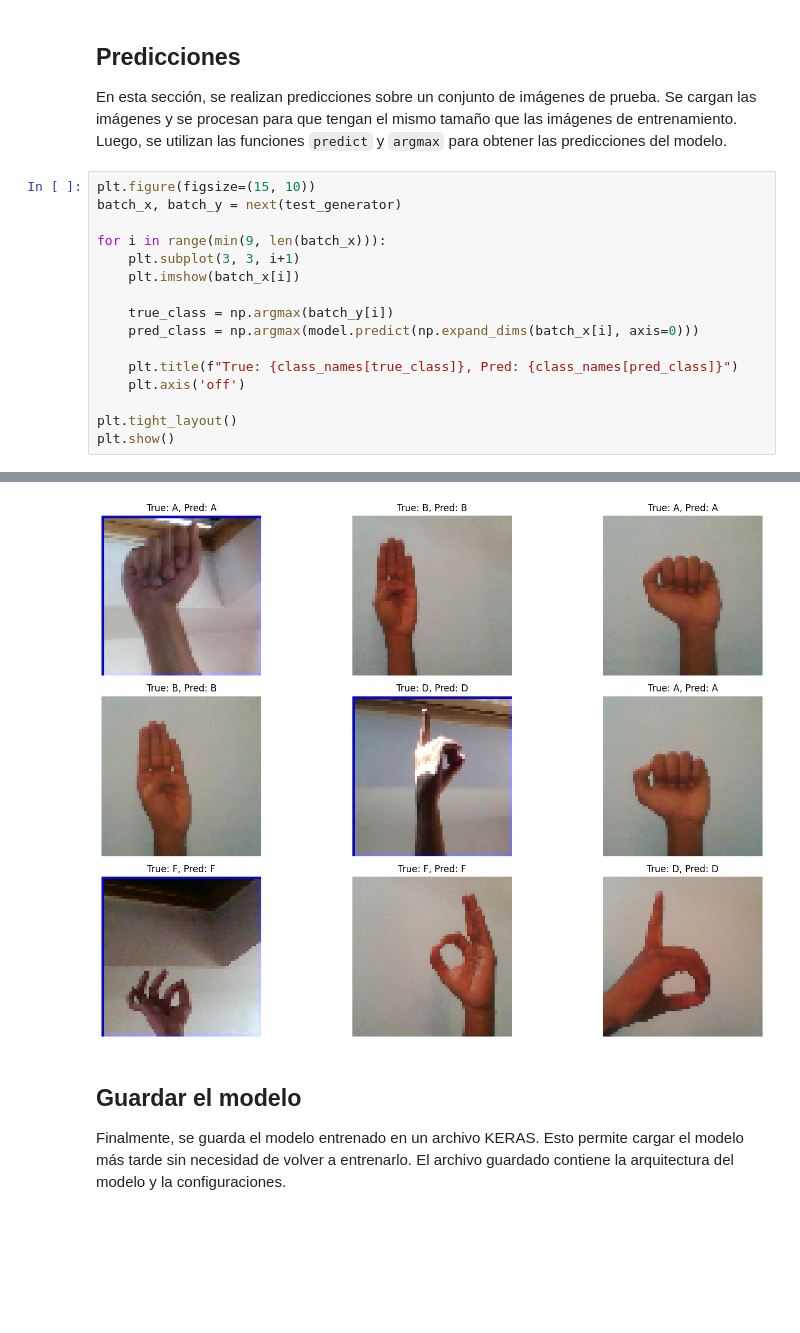
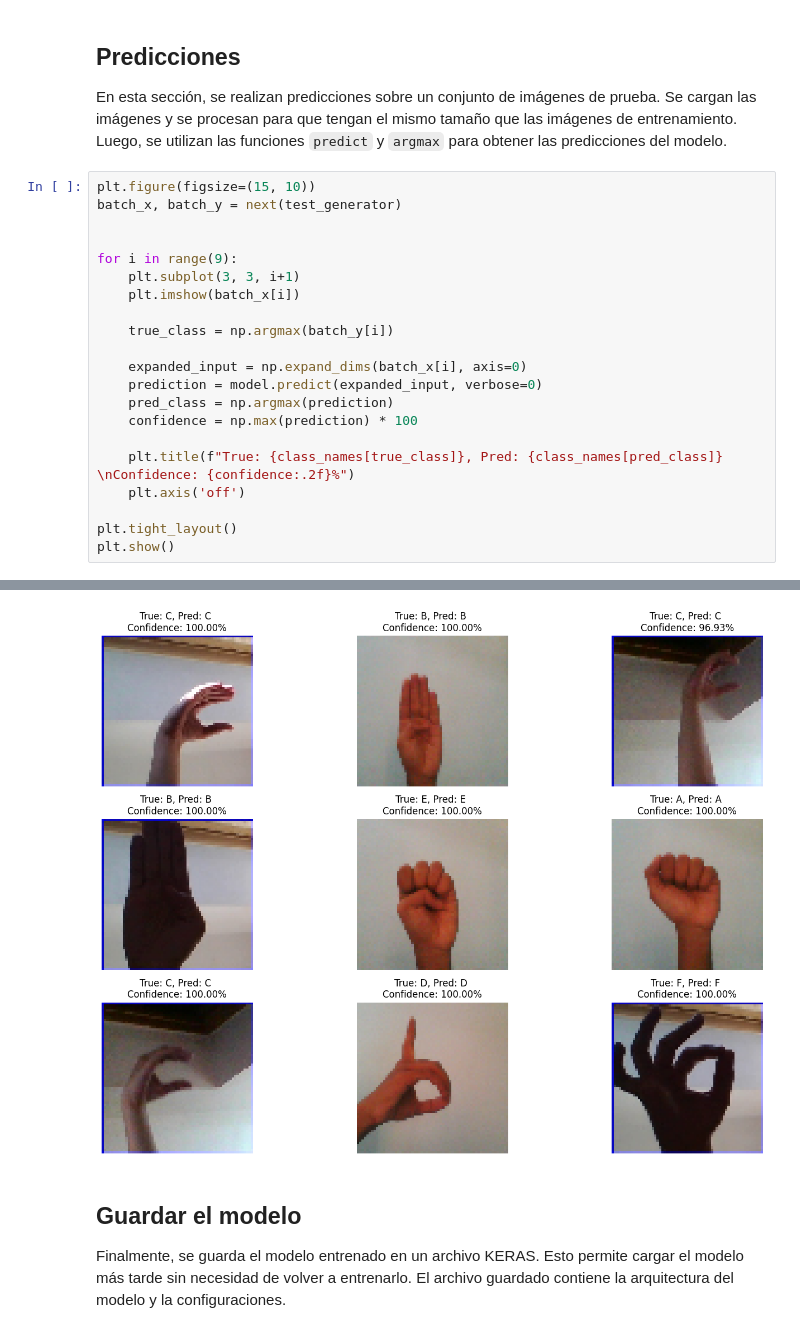
Before and after one commit to DavidLangarica/asl-letters-classifier, a Jupyter notebook: ASL_Model.ipynb, the cells around one changed output, grey strips where cells are left out. Saved outputs shown, nothing was run; the diff lists cells and outputs as text; blank space fills up the shorter version.

Commit message:
add confidence in predictions

```diff
--- a/ASL_Model.ipynb
+++ b/ASL_Model.ipynb
@@ -269,14 +268,19 @@ En esta sección, se realizan predicciones sobre un conjunto de imágenes de pru
 plt.figure(figsize=(15, 10))
 batch_x, batch_y = next(test_generator)
 
-for i in range(min(9, len(batch_x))):
+
+for i in range(9):
     plt.subplot(3, 3, i+1)
     plt.imshow(batch_x[i])
 
     true_class = np.argmax(batch_y[i])
-    pred_class = np.argmax(model.predict(np.expand_dims(batch_x[i], axis=0)))
 
-    plt.title(f"True: {class_names[true_class]}, Pred: {class_names[pred_class]}")
+    expanded_input = np.expand_dims(batch_x[i], axis=0)
+    prediction = model.predict(expanded_input, verbose=0)
+    pred_class = np.argmax(prediction)
+    confidence = np.max(prediction) * 100
+
+    plt.title(f"True: {class_names[true_class]}, Pred: {class_names[pred_class]} \nConfidence: {confidence:.2f}%")
     plt.axis('off')
 
 plt.tight_layout()
@@ -294,4 +289,4 @@ plt.show()
-[figure, old version]
+[figure, new version]
 # %% [markdown]
 ## Guardar el modelo
 
```
Also changed, not shown: parts of 7 cells of this notebook, 1 other file.
